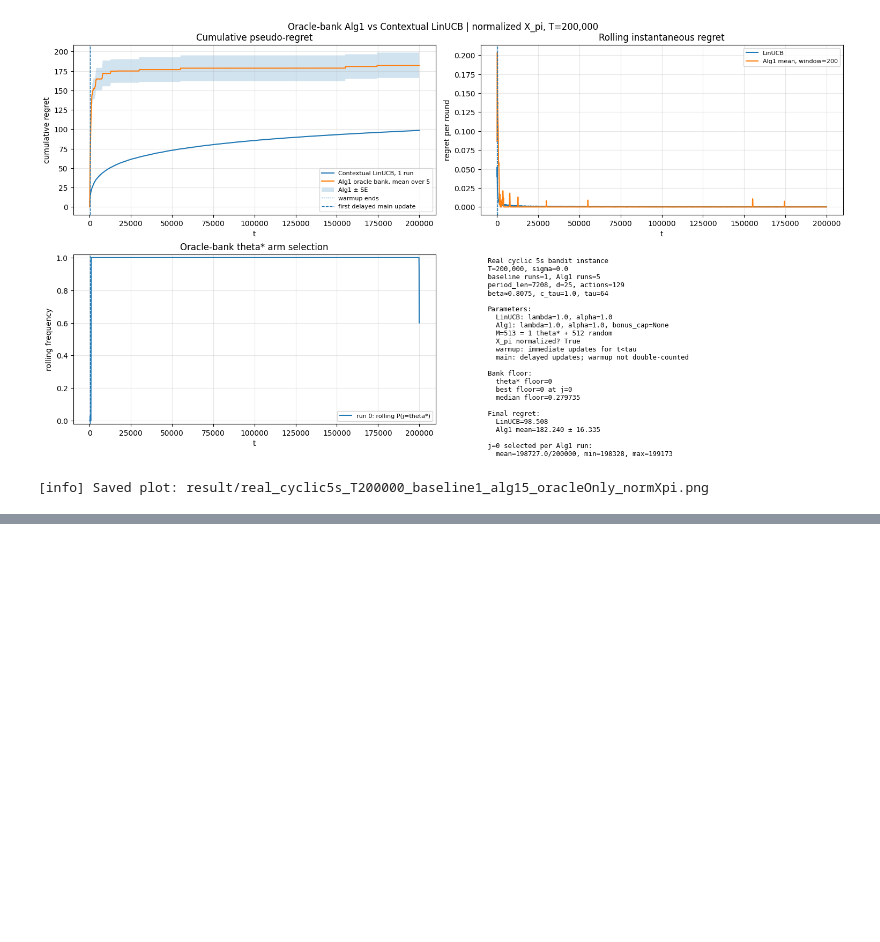
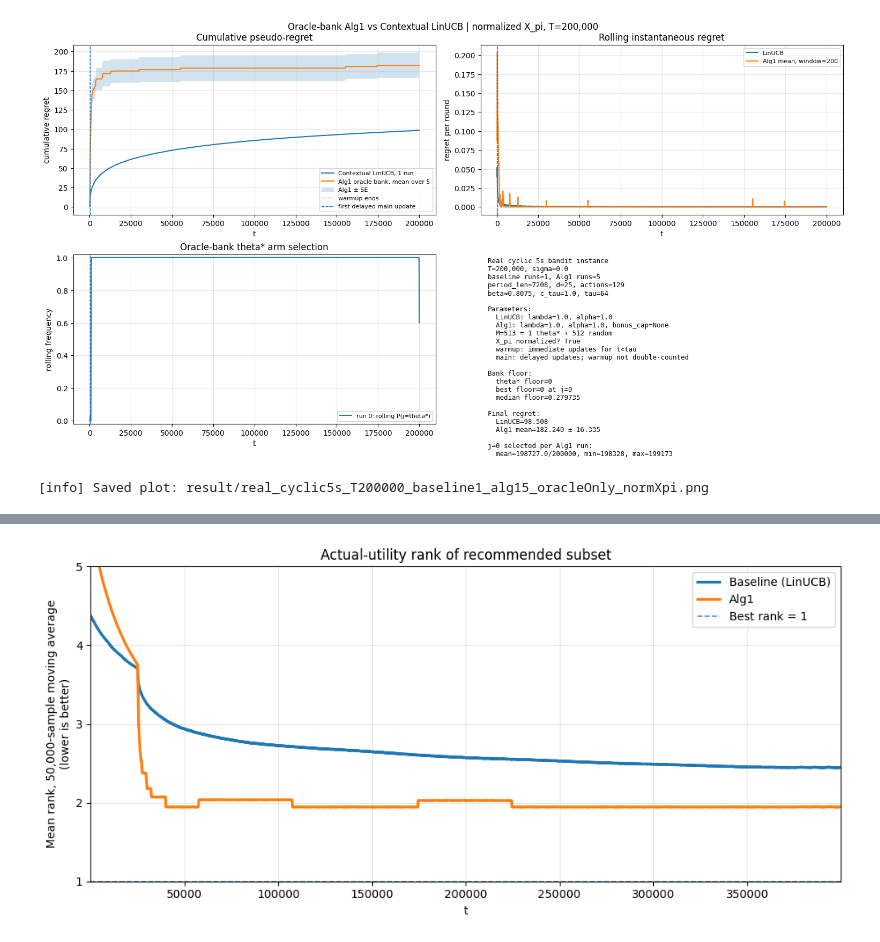
Before and after one commit to kaanbkalayci/MarkovianBandits, a Jupyter notebook: notebooks/Vehicle-Bandit_instance.ipynb, the cells around one changed output, grey strips where cells are left out. Saved outputs shown, nothing was run; the diff lists cells and outputs as text; code cells hidden in the pictures; blank space fills up the shorter version.

```diff
--- a/notebooks/Vehicle-Bandit_instance.ipynb
+++ b/notebooks/Vehicle-Bandit_instance.ipynb
@@ -5024,0 +6168,83 @@ print(f"[info] Saved plot: {plot_path}")
+# %%
+# Cleaner plot from saved rank CSV:
+# 50,000-sample moving average, y-axis rank 1..5
+
+from pathlib import Path
+import glob
+import pandas as pd
+import numpy as np
+import matplotlib.pyplot as plt
+
+# --------------------------------------------------
+# Pick newest actual-utility rank CSV
+# --------------------------------------------------
+cands = sorted(
+    glob.glob("results_csv/*ACTUAL_UTILITY*rank_window*.csv"),
+    key=lambda p: Path(p).stat().st_mtime
+)
+assert len(cands) > 0, "No matching rank CSV found in results_csv/"
+csv_path = cands[-1]
+
+df = pd.read_csv(csv_path)
+print("Using:", csv_path)
+
+t = df["t"].to_numpy()
+
+# Prefer unsmoothed mean-rank columns and apply fresh 50k smoothing.
+if "rank_linucb_mean" in df.columns:
+    rank_base = df["rank_linucb_mean"].to_numpy(dtype=float)
+elif "rank_linucb" in df.columns:
+    rank_base = df["rank_linucb"].to_numpy(dtype=float)
+else:
+    raise ValueError("Could not find baseline unsmoothed rank column.")
+
+if "rank_alg1_mean" in df.columns:
+    rank_alg1 = df["rank_alg1_mean"].to_numpy(dtype=float)
+elif "rank_alg1" in df.columns:
+    rank_alg1 = df["rank_alg1"].to_numpy(dtype=float)
+else:
+    raise ValueError("Could not find Alg1 unsmoothed rank column.")
+
+# --------------------------------------------------
+# 50k moving average, same length with edge correction
+# --------------------------------------------------
+def moving_average_same_length(x, w):
+    x = np.asarray(x, dtype=float)
+    kernel = np.ones(w, dtype=float)
+
+    num = np.convolve(x, kernel, mode="same")
+    den = np.convolve(np.ones_like(x), kernel, mode="same")
+
+    return num / np.maximum(den, 1e-12)
+
+WINDOW = 50_000
+
+base_smooth = moving_average_same_length(rank_base, WINDOW)
+alg1_smooth = moving_average_same_length(rank_alg1, WINDOW)
+
+# Thin for plotting only
+plot_every = max(1, len(df) // 5000)
+tt = t[::plot_every]
+
+# --------------------------------------------------
+# Plot
+# --------------------------------------------------
+plt.figure(figsize=(10, 4.8))
+
+plt.plot(tt, base_smooth[::plot_every], linewidth=2.4, label="Baseline (LinUCB)")
+plt.plot(tt, alg1_smooth[::plot_every], linewidth=2.4, label="Alg1")
+
+plt.axhline(1, linestyle="--", linewidth=1.2, alpha=0.8, label="Best rank = 1")
+
+plt.ylim(1, 5)
+plt.yticks(np.arange(1, 6, 1))
+plt.xlim(tt[0], tt[-1])
+
+plt.xlabel("t")
+plt.ylabel(f"Mean rank, {WINDOW:,}-sample moving average\n(lower is better)")
+plt.title("Actual-utility rank of recommended subset")
+plt.grid(True, alpha=0.3)
+plt.legend()
+plt.tight_layout()
+plt.show()
+# %% [output]
@@ -5024,0 +6252 @@ print(f"[info] Saved plot: {plot_path}")
+[figure, added]
```
Also changed, not shown: parts of 6 cells of this notebook, 10 other files.
